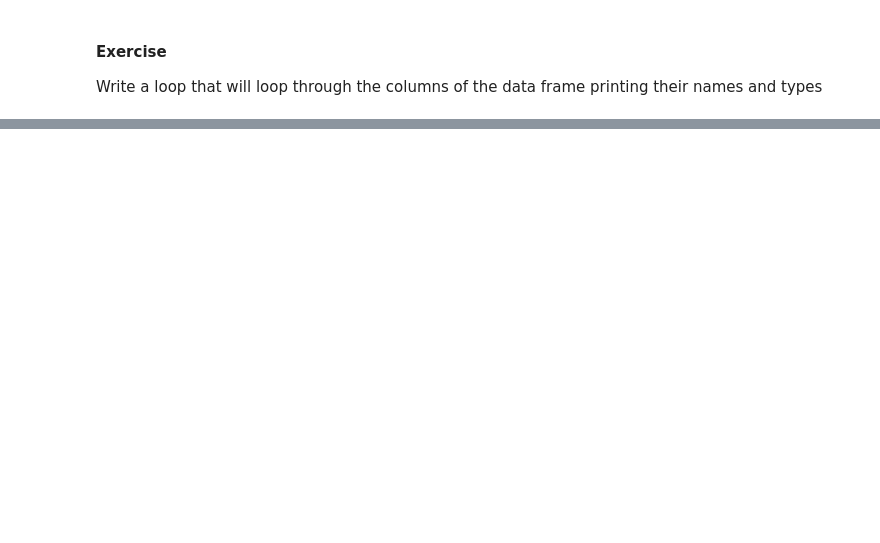
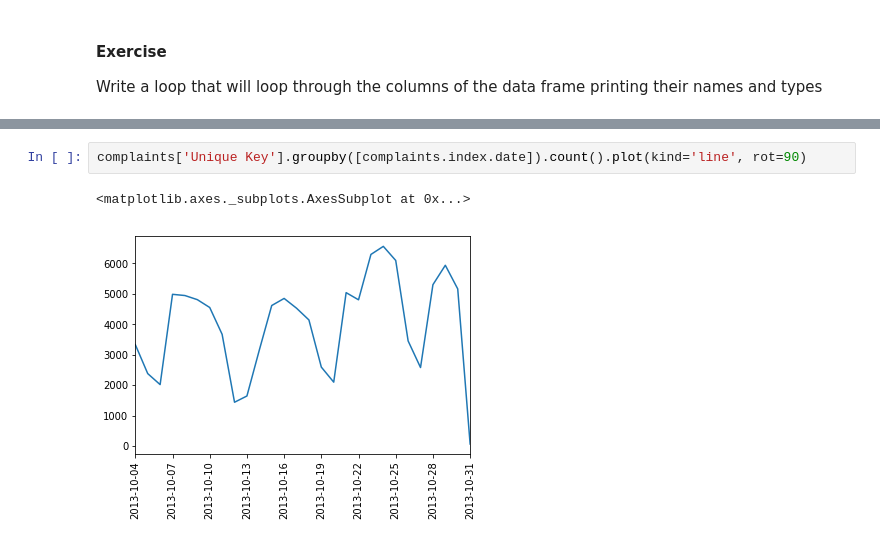
Before and after one commit to mikekaminsky/python-for-data-analysis, a Jupyter notebook: Class 1.ipynb, the cells around one changed output, grey strips where cells are left out. Cells and saved outputs as stored; diff of their text form; blank space fills up the shorter version.

```diff
--- a/Class 1.ipynb
+++ b/Class 1.ipynb
@@ -387,0 +283,5 @@ complaints['created'] = pd.to_datetime(complaints['Created Date'])
+# %%
+complaints['Unique Key'].groupby([complaints.index.date]).count().plot(kind='line', rot=90)
+# %% [output]
+<matplotlib.axes._subplots.AxesSubplot at 0x...>
+[figure, added]
```
Also changed, not shown: parts of 30 cells of this notebook.
